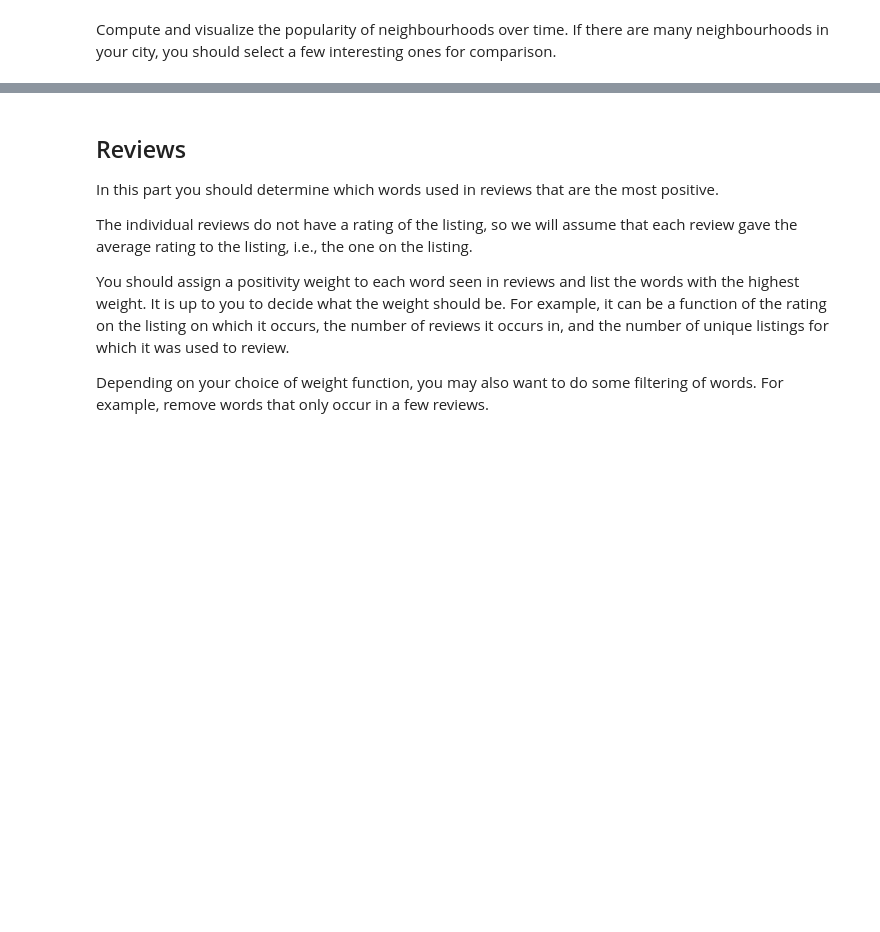
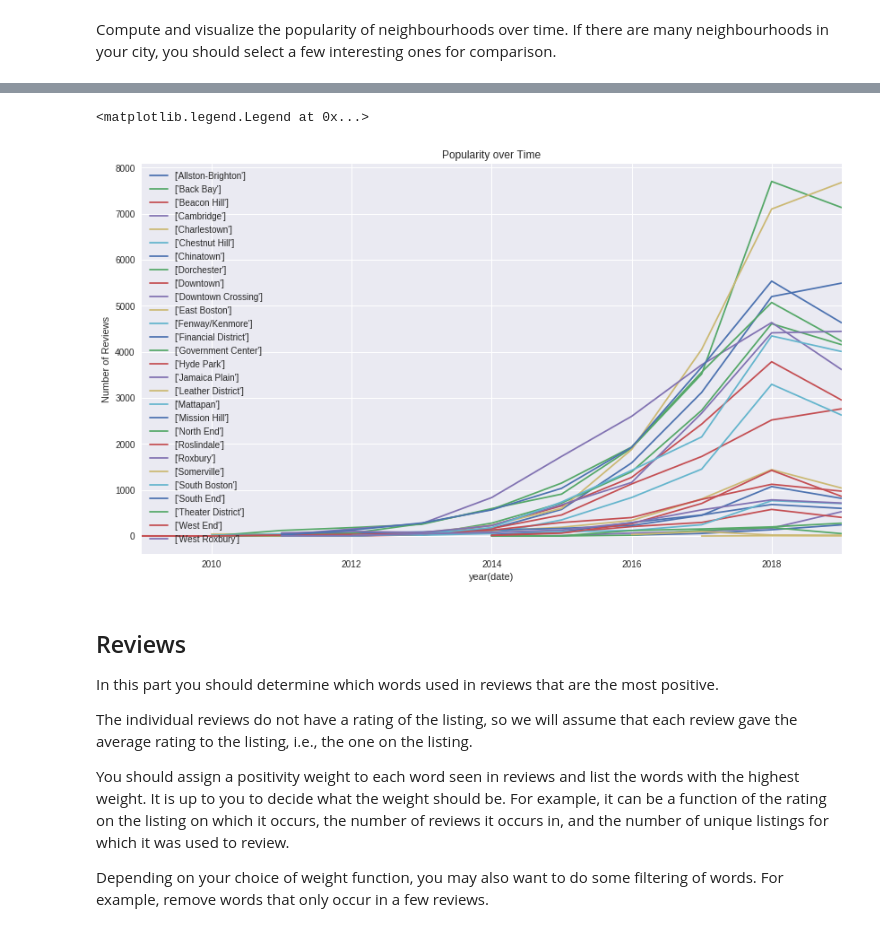
Before and after one commit to zacharyneveu/DS_Tools_Project3, a Jupyter notebook: Project 3 - Airbnb.ipynb, the cells around one changed output, grey strips where cells are left out. Cells and saved outputs as stored; diff of their text form; code cells hidden in the pictures; blank space fills up the shorter version.

```diff
--- a/Project 3 - Airbnb.ipynb
+++ b/Project 3 - Airbnb.ipynb
@@ -433,3 +347,19 @@ plt.ylabel('Number of Reviews')
+# %%
+pop_over_time = city_review.select('neighbourhood', 'date')\
+    .groupby('neighbourhood', f.year('date')).count().orderBy('neighbourhood', 'year(date)')
+# %%
+fig, ax = plt.subplots()
+to_plot2 = pop_over_time.toPandas().groupby('neighbourhood')
+to_plot2.plot(kind='line',
+              x = 'year(date)',
+              label='neighbourhood',
+              ax=ax,
+              title="Popularity over Time")
+plt.ylabel('Number of Reviews')
+plt.legend(to_plot2.neighbourhood.unique())
+# %% [output]
+<matplotlib.legend.Legend at 0x...>
+[figure, added]
 # %% [markdown]
 ## Reviews
 In this part you should determine which words used in reviews that are the most positive.
```
Also changed, not shown: parts of 37 cells of this notebook, 3 other files.
